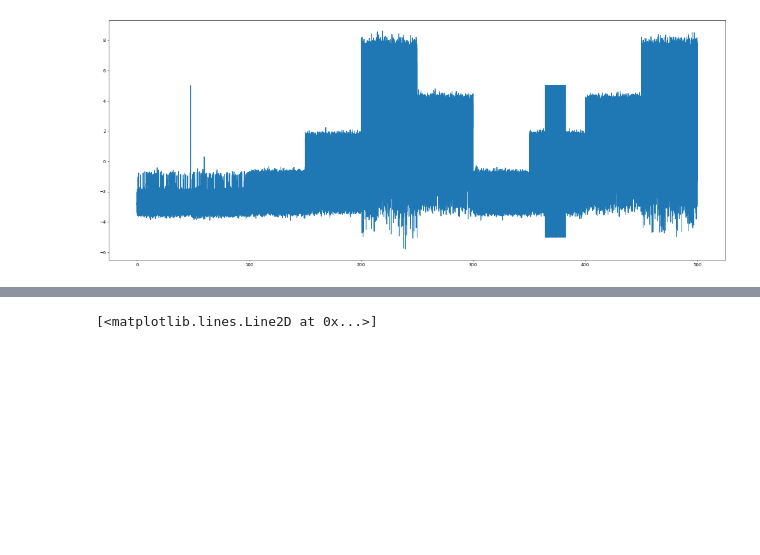
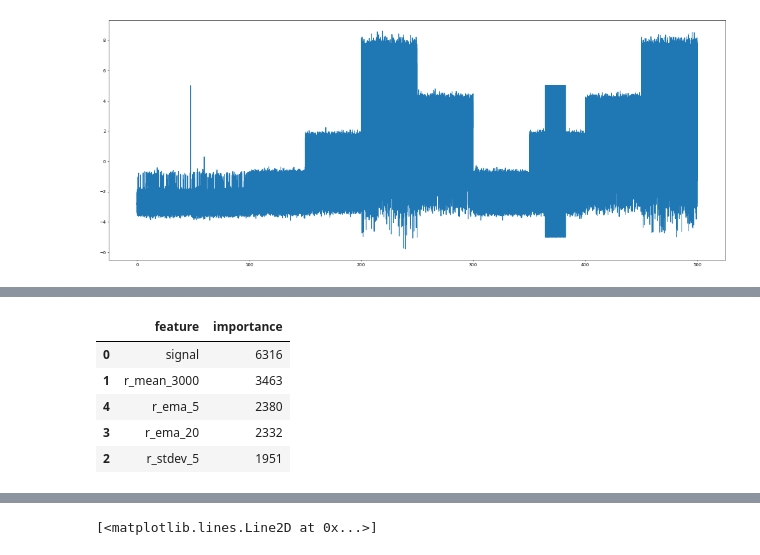
Before and after one commit to nitro41992/cs636, a Jupyter notebook: fp_python/final_project_kuchiman.ipynb, the cells around one changed output, grey strips where cells are left out. Drawn from its saved outputs; the diff is of its cells as text; code cells hidden in the pictures; blank space fills up the shorter version.

Commit message:
Task: Isolated features based on trial/test from feature importances

```diff
--- a/fp_python/final_project_kuchiman.ipynb
+++ b/fp_python/final_project_kuchiman.ipynb
@@ -92,3 +79,19 @@ OneVsRestClassifier(estimator=LGBMClassifier(boosting_type='gbdt',
+# %%
+# Extract feature importances
+
+fi = pd.DataFrame({'feature': list(feature_cols),
+                   'importance': model.feature_importances_}).\
+                    sort_values('importance', ascending = False)
+
+# Display
+fi.head(20)
+# %% [output]
+|  | feature | importance |
+| 0 | signal | 6316 |
+| 1 | r_mean_3000 | 3463 |
+| 4 | r_ema_5 | 2380 |
+| 3 | r_ema_20 | 2332 |
+| 2 | r_stdev_5 | 1951 |
 # %%
 # Predicting the Test set results
 predictions = model.predict(test_features)
```
Also changed, not shown: parts of 9 cells of this notebook.
